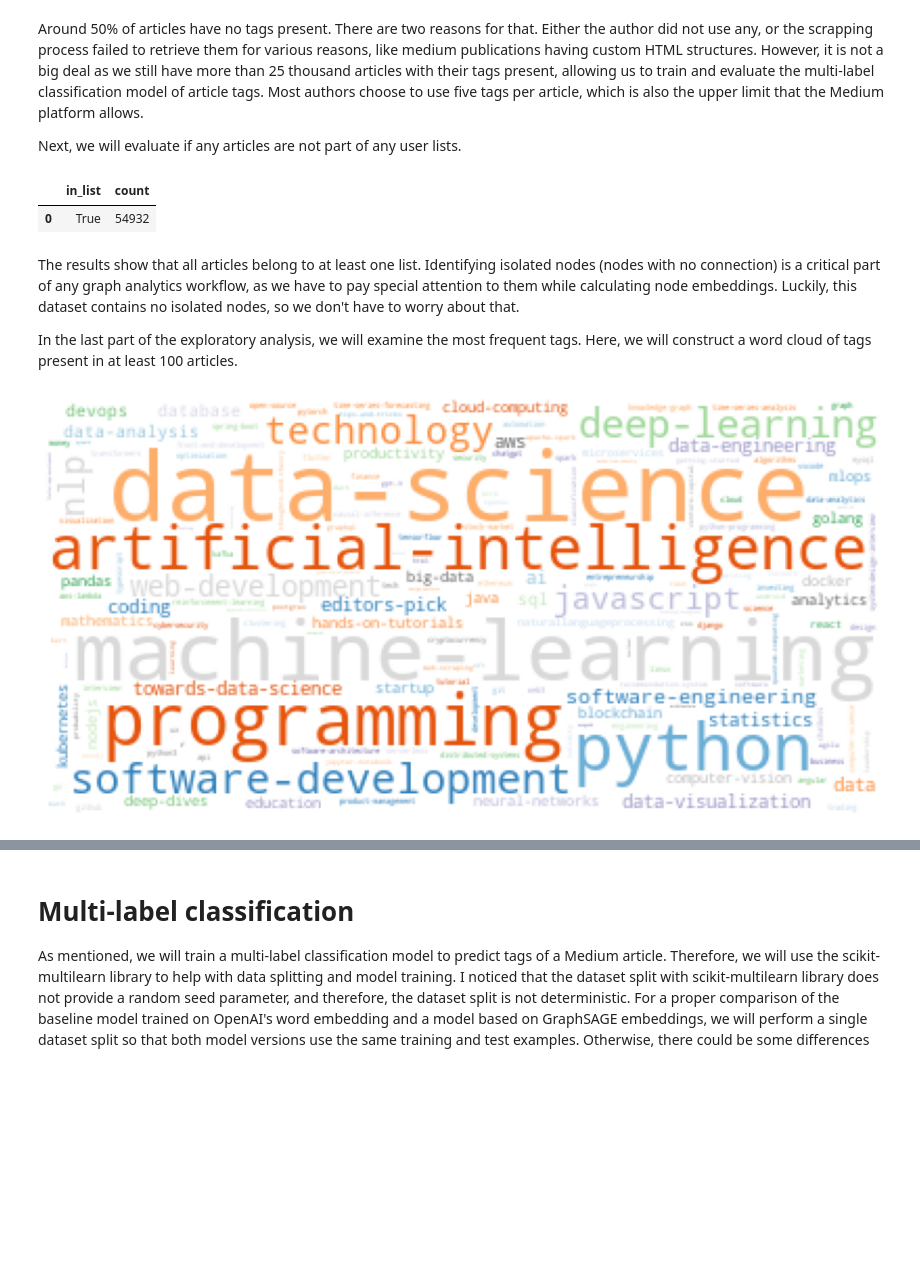
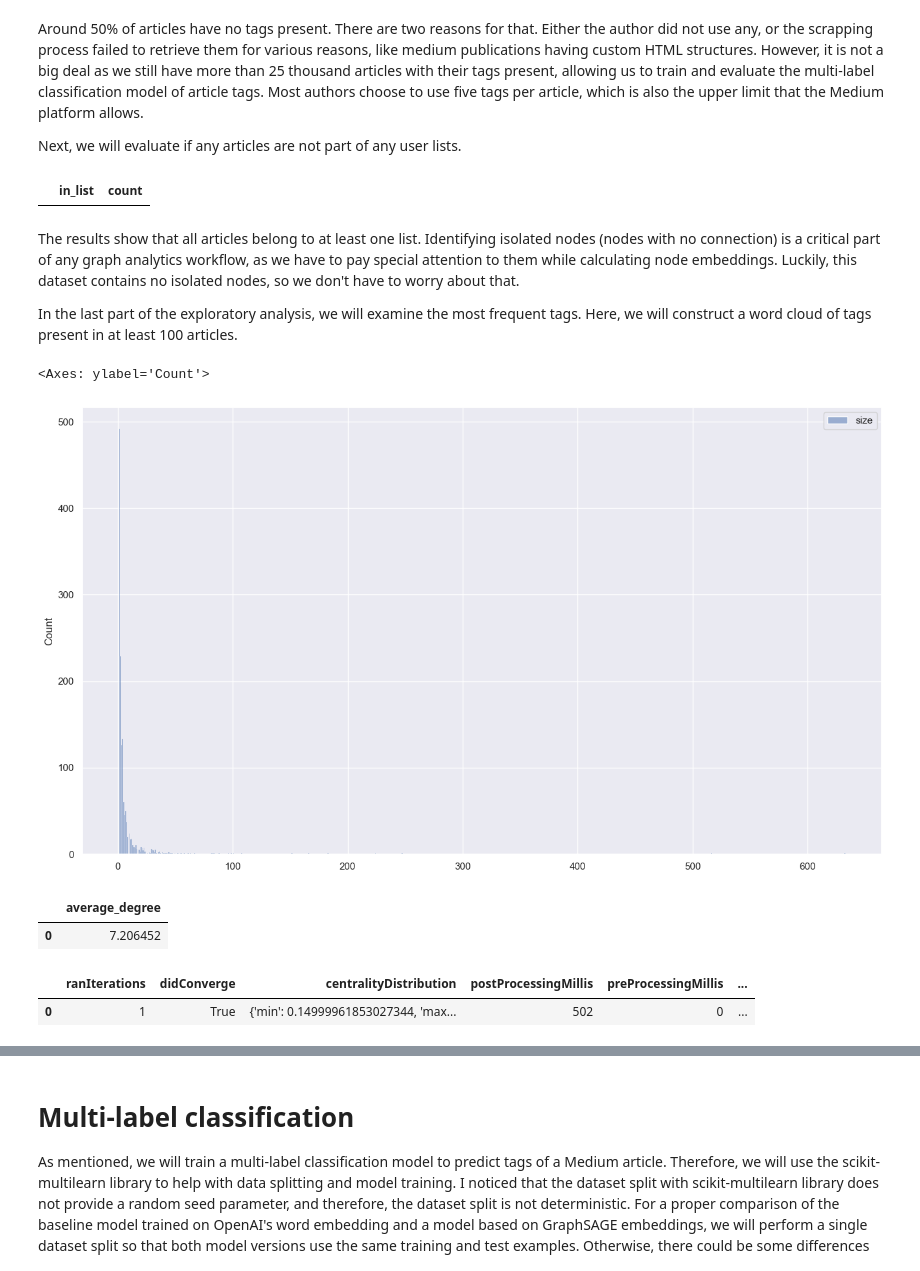
Before and after one commit to Eirsteir/ukesmeny, a Jupyter notebook: neo4j/Classification with GraphSAGE.ipynb, the cells around one changed output, grey strips where cells are left out. Cells and saved outputs as stored; diff of their text form; code cells hidden in the pictures; blank space fills up the shorter version.

Commit message:
Graph data attempts

```diff
--- a/neo4j/Classification with GraphSAGE.ipynb
+++ b/neo4j/Classification with GraphSAGE.ipynb
@@ -96,8 +96,8 @@ We will be using the Graph Data Science Python Client to interface with Neo4j an
 First, we will evaluate the distribution of tags per medium article.
 # %%
 dist_df = gds.run_cypher("""
-MATCH (a:Article)
-RETURN count{(a)-[:HAS_TAG]->()} AS count
+MATCH (a:Recipie)
+RETURN count{(a)-[:HAS_INGREDIENT]->()} AS count
 """)
 
 sns.displot(dist_df['count'], height=6, aspect=1.5)
@@ -106,0 +107,7 @@ sns.displot(dist_df['count'], height=6, aspect=1.5)
+# %%
+dist_df = gds.run_cypher("""
+MATCH (a:Recipie)
+RETURN count{(a)-[:IS_PART_OF_MENU]->()} AS count
+""")
+
+sns.displot(dist_df['count'], height=6, aspect=1.5)
@@ -119,7 +129,6 @@ ORDER BY count DESC
 )
 # %% [output]
 |  | in_list | count |
-| 0 | True | 54932 |
 # %% [markdown]
 The results show that all articles belong to at least one list. Identifying isolated nodes (nodes with no connection) is a critical part of any graph analytics workflow, as we have to pay special attention to them while calculating node embeddings. Luckily, this dataset contains no isolated nodes, so we don't have to worry about that.
 
@@ -127,24 +136,35 @@ In the last part of the exploratory analysis, we will examine the most frequent
 # %%
 tags = gds.run_cypher(
     """
-MATCH (t:Tag)
+MATCH (t:Ingredient)
 WITH t, count {(t)<--()} AS size
-WHERE size > 100
-RETURN t.name AS tag, size
+RETURN t.title AS tag, size
 ORDER BY size DESC
 """
 )
 
-d = {}
-for i, row in tags.iterrows():
-    d[row["tag"]] = row["size"]
-
-wordcloud = WordCloud(
-    background_color="white", colormap="tab20c", min_font_size=1
-).generate_from_frequencies(d)
-plt.figure()
-plt.imshow(wordcloud)
-plt.axis("off")
-plt.show()
+sns.histplot(tags)
 # %% [output]
+<Axes: ylabel='Count'>
-[figure, old version]
+[figure, new version]
+# %%
+analysis = gds.run_cypher("""
+MATCH (i:Ingredient)
+RETURN AVG(count {(i)<--()}) AS average_degree
+""")
+analysis
+# %% [output]
+|  | average_degree |
+| 0 | 7.206452 |
+# %%
+page_rank = gds.run_cypher("""
+CALL gds.pageRank.stats('myGraph', {
+  maxIterations: 20,
+  dampingFactor: 0.85
+})
+YIELD *
+""")
+page_rank
+# %% [output]
+|  | ranIterations | didConverge | centralityDistribution | postProcessingMillis | preProcessingMillis | ... |
+| 0 | 1 | True | {'min': 0.14999961853027344, 'max... | 502 | 0 | ... |
```
Also changed, not shown: parts of 4 cells of this notebook, 14 other files.
